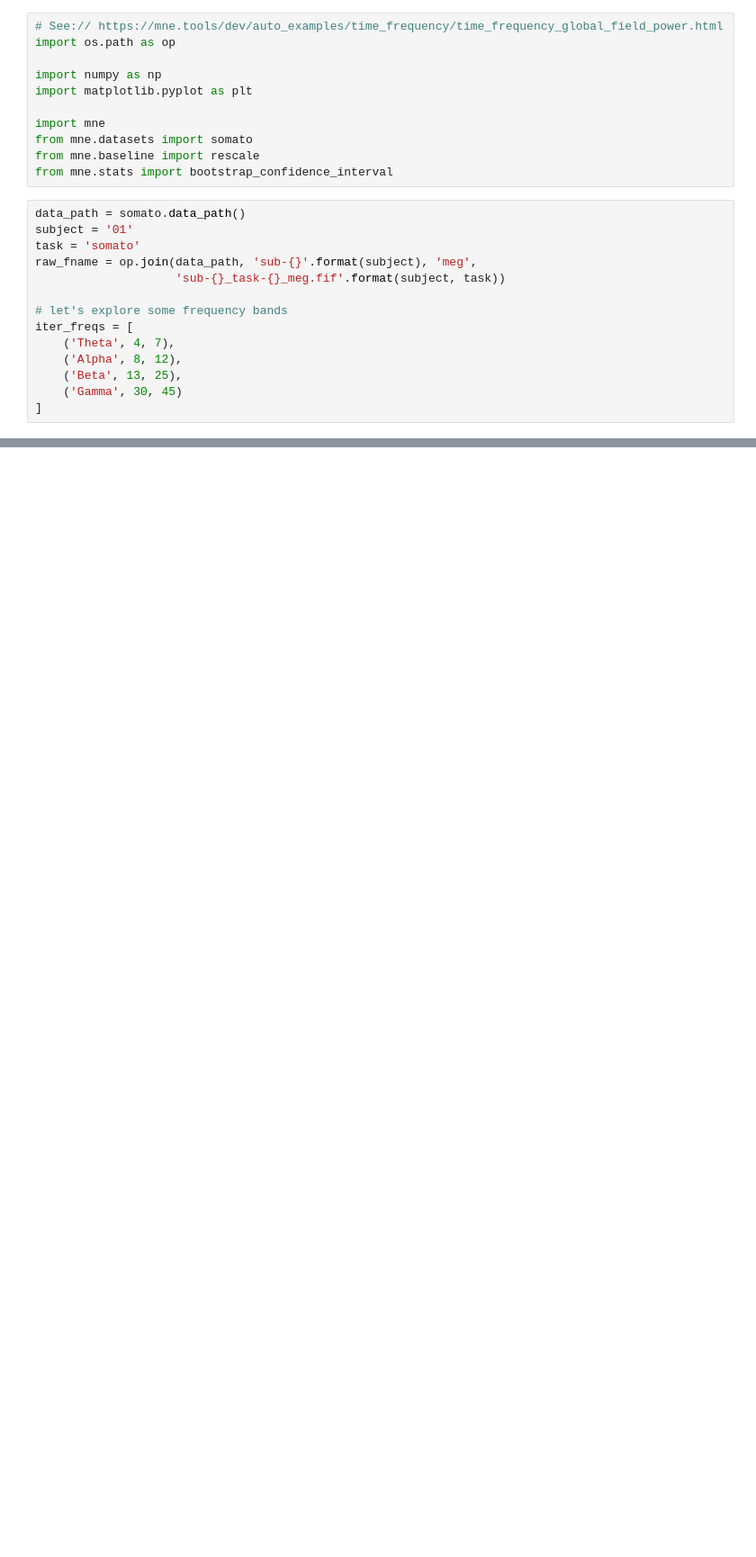
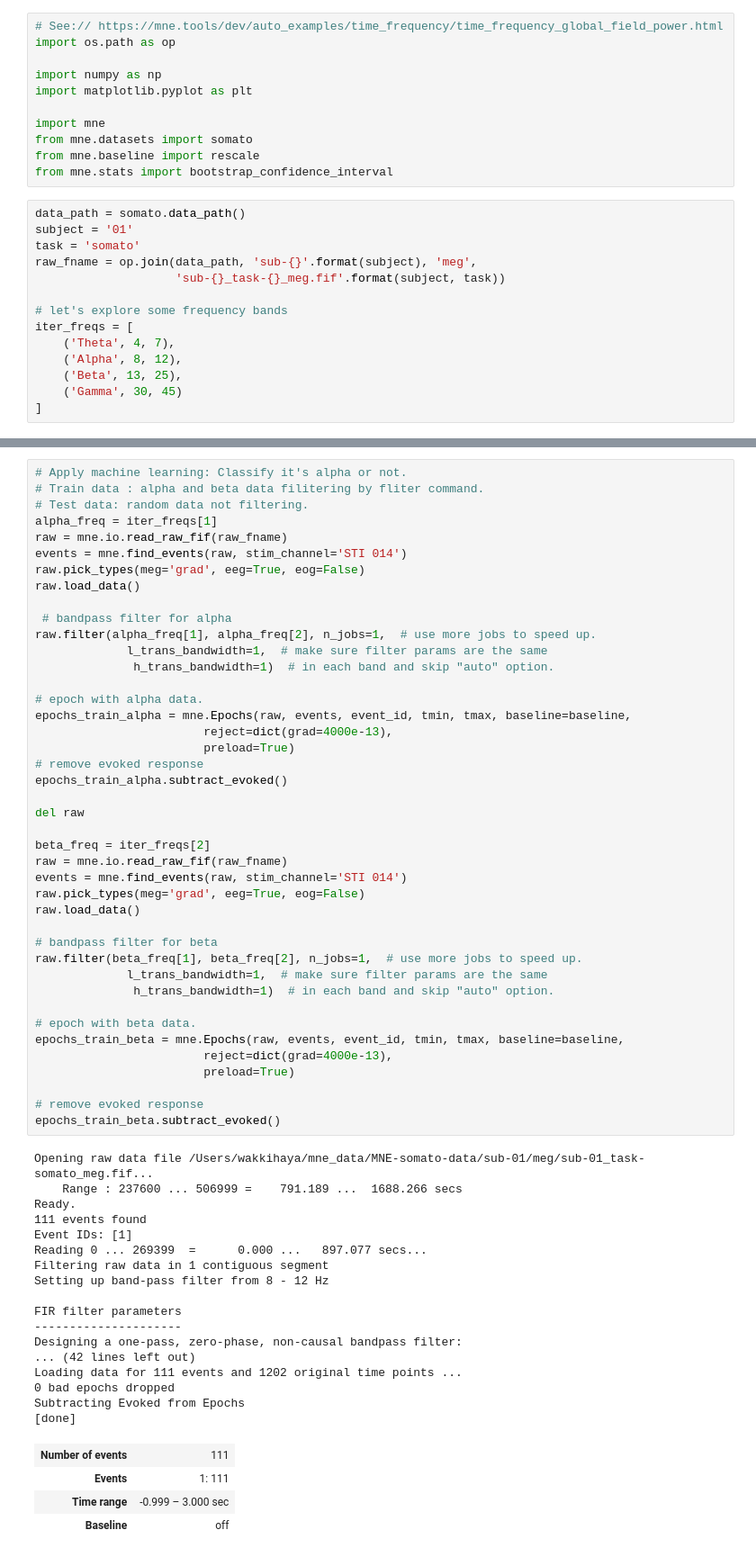
Before and after one commit to wakkihaya/mne-oscillation-classifier, a Jupyter notebook: main.ipynb, the cells around one changed output, grey strips where cells are left out. Shown: that part at 90% size. Drawn from its saved outputs; the diff is of its cells as text; blank space fills up the shorter version.

Commit message:
wip: train classifier by sample data in mne

```diff
--- a/main.ipynb
+++ b/main.ipynb
@@ -125,0 +128,64 @@ Text(0.5, 0, 'Time [ms]')
+# %%
+# Apply machine learning: Classify it's alpha or not.
+# Train data : alpha and beta data filitering by fliter command.
+# Test data: random data not filtering.
+alpha_freq = iter_freqs[1]
+raw = mne.io.read_raw_fif(raw_fname)
+events = mne.find_events(raw, stim_channel='STI 014')
+raw.pick_types(meg='grad', eeg=True, eog=False)
+raw.load_data()
+
+ # bandpass filter for alpha
+raw.filter(alpha_freq[1], alpha_freq[2], n_jobs=1,  # use more jobs to speed up.
+             l_trans_bandwidth=1,  # make sure filter params are the same
+              h_trans_bandwidth=1)  # in each band and skip "auto" option.
+
+# epoch with alpha data.
+epochs_train_alpha = mne.Epochs(raw, events, event_id, tmin, tmax, baseline=baseline,
+                        reject=dict(grad=4000e-13),
+                        preload=True)
+# remove evoked response
+epochs_train_alpha.subtract_evoked()
+
+del raw
+
+beta_freq = iter_freqs[2]
+raw = mne.io.read_raw_fif(raw_fname)
+events = mne.find_events(raw, stim_channel='STI 014')
+raw.pick_types(meg='grad', eeg=True, eog=False)
+raw.load_data()
+
+# bandpass filter for beta
+raw.filter(beta_freq[1], beta_freq[2], n_jobs=1,  # use more jobs to speed up.
+             l_trans_bandwidth=1,  # make sure filter params are the same
+              h_trans_bandwidth=1)  # in each band and skip "auto" option.
+
+# epoch with beta data.
+epochs_train_beta = mne.Epochs(raw, events, event_id, tmin, tmax, baseline=baseline,
+                        reject=dict(grad=4000e-13),
+                        preload=True)
+
+# remove evoked response
+epochs_train_beta.subtract_evoked()
+# %% [output]
+Opening raw data file /Users/wakkihaya/mne_data/MNE-somato-data/sub-01/meg/sub-01_task-somato_meg.fif...
+    Range : 237600 ... 506999 =    791.189 ...  1688.266 secs
+Ready.
+111 events found
+Event IDs: [1]
+Reading 0 ... 269399  =      0.000 ...   897.077 secs...
+Filtering raw data in 1 contiguous segment
+Setting up band-pass filter from 8 - 12 Hz
+
+FIR filter parameters
+---------------------
+Designing a one-pass, zero-phase, non-causal bandpass filter:
+... (42 lines left out)
+Loading data for 111 events and 1202 original time points ...
+0 bad epochs dropped
+Subtracting Evoked from Epochs
+[done]
+| Number of events | 111 |
+| Events | 1: 111 |
+| Time range | -0.999 – 3.000 sec |
+| Baseline | off |
```
Also changed, not shown: parts of 6 cells of this notebook.
